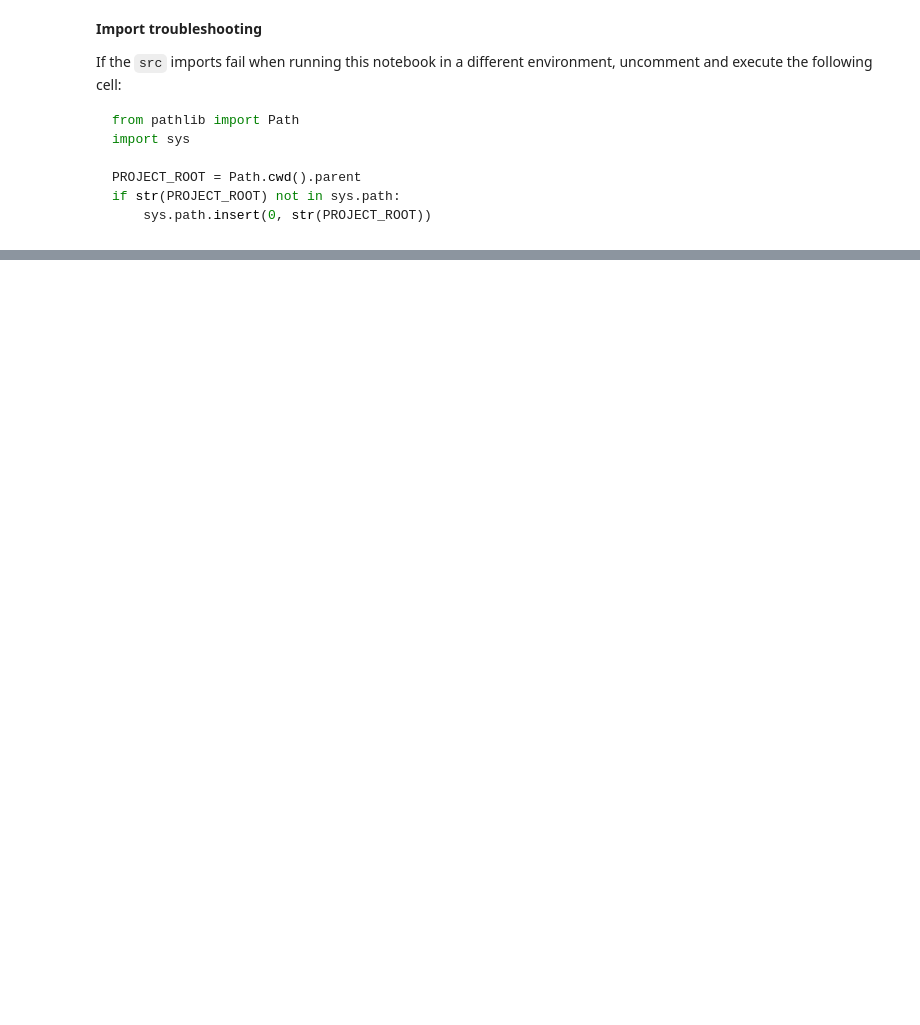
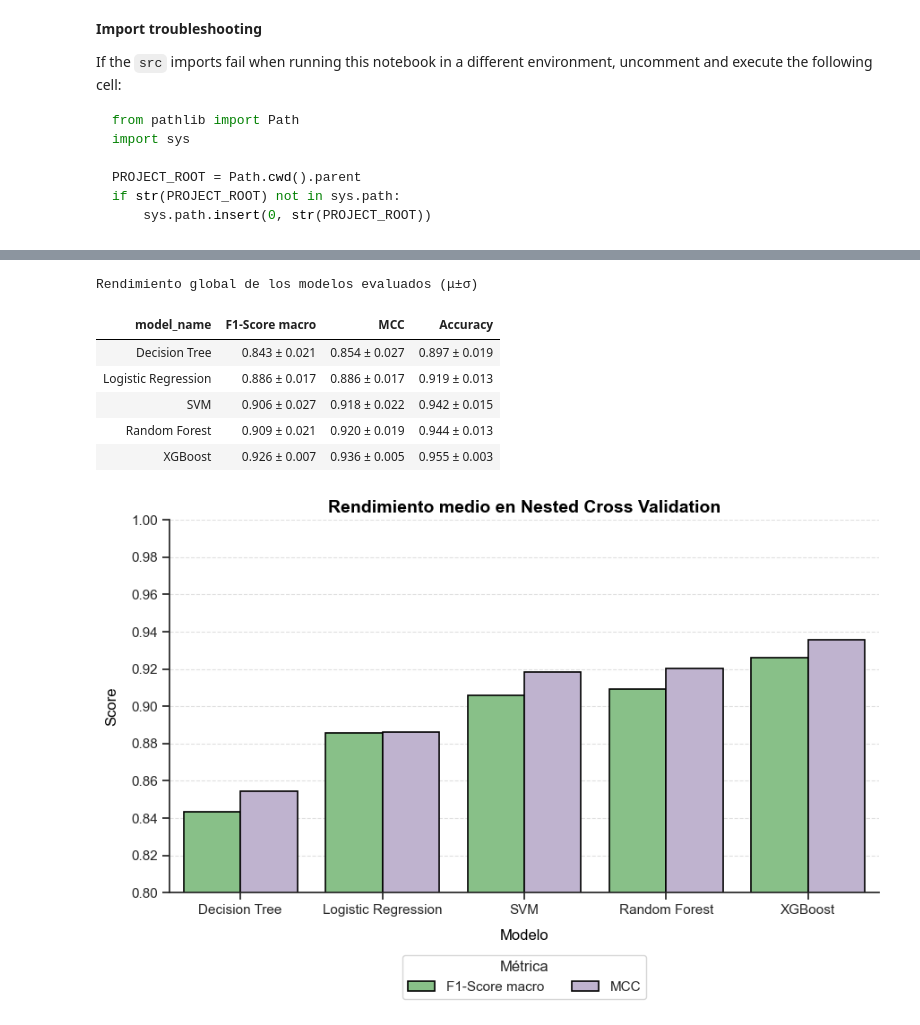
Before and after one commit to davidfernxndez/urban-residential-classification, a Jupyter notebook: notebooks/04_Performance_results_analysis.ipynb, the cells around one changed output, grey strips where cells are left out. Drawn from its saved outputs; the diff is of its cells as text; code cells hidden in the pictures; blank space fills up the shorter version.

Commit message:
v1.1 performance results analysis

```diff
--- a/notebooks/04_Performance_results_analysis.ipynb
+++ b/notebooks/04_Performance_results_analysis.ipynb
@@ -65,6 +72,9 @@ plt.rcParams["font.family"] = "sans-serif"
 pd.set_option("display.max_columns", None)
 pd.set_option("display.max_rows", 100)
 warnings.filterwarnings("ignore")
+# %%
+# Set performance results folder
+results_folder = Path(cfg.OUTPUT_DIR) / f"{cfg.OUTER_SPLITS}x{cfg.INNER_SPLITS}_NCV"
 # %%
 # Reproducibility
 SEED = cfg.SEED
@@ -72,0 +94,22 @@ random.seed(SEED)
+# %%
+# Concatenate global metrics in all models
+models_name = ["Logistic_Regression", "Decision_Tree", "SVM", "Random_Forest", "XGBoost"]
+global_metrics_df = pd.concat(
+    [
+        pd.read_csv(
+            results_folder / model / f"{model}_global_metrics.csv"
+        )
+        for model in models_name
+    ],
+    ignore_index=True
+)
+_ = analyze_global_performance(global_metrics_df)
+# %% [output]
+Rendimiento global de los modelos evaluados (μ±σ)
+| model_name | F1-Score macro | MCC | Accuracy |
+| Decision Tree | 0.843 ± 0.021 | 0.854 ± 0.027 | 0.897 ± 0.019 |
+| Logistic Regression | 0.886 ± 0.017 | 0.886 ± 0.017 | 0.919 ± 0.013 |
+| SVM | 0.906 ± 0.027 | 0.918 ± 0.022 | 0.942 ± 0.015 |
+| Random Forest | 0.909 ± 0.021 | 0.920 ± 0.019 | 0.944 ± 0.013 |
+| XGBoost | 0.926 ± 0.007 | 0.936 ± 0.005 | 0.955 ± 0.003 |
+[figure, added]
```
Also changed, not shown: parts of 14 cells of this notebook, 17 other files.
